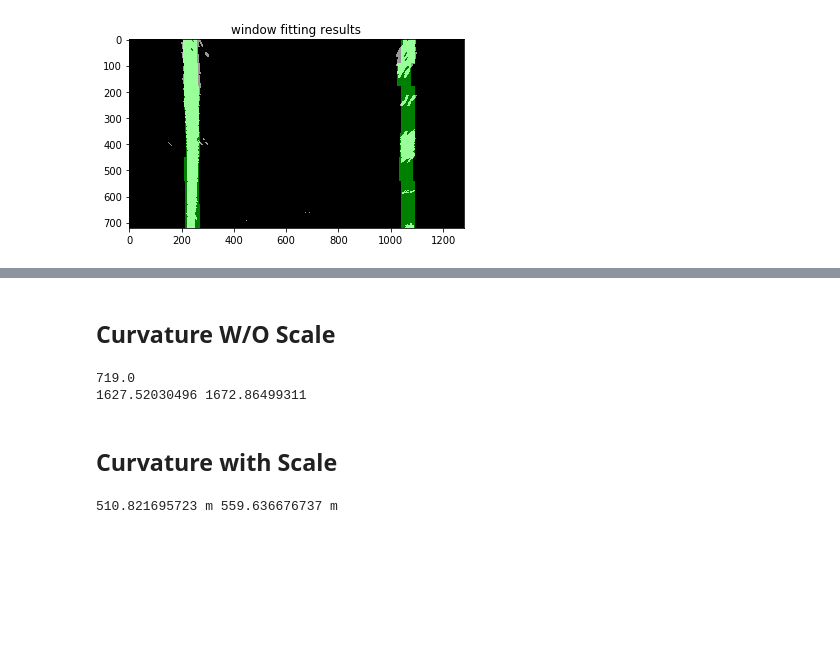
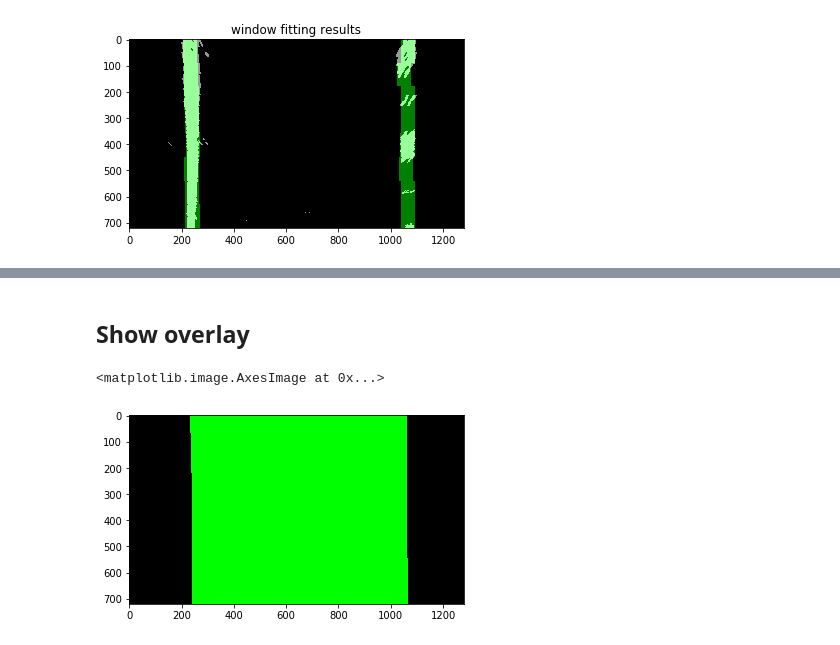
Before and after one commit to YuxiBupt/CarND-Advanced-Lane-Lines, a Jupyter notebook: Avanced-Lane-Finding.ipynb, the cells around one changed output, grey strips where cells are left out. Cells and saved outputs as stored; diff of their text form; code cells hidden in the pictures; blank space fills up the shorter version.

Commit message:
added overlay of test images

```diff
--- a/Avanced-Lane-Finding.ipynb
+++ b/Avanced-Lane-Finding.ipynb
@@ -682,30 +631,30 @@ plt.gca().invert_yaxis() # to visualize as we do the images
-# %% [markdown]
-## Curvature W/O Scale
-# %%
-# Define y-value where we want radius of curvature
-# I'll choose the maximum y-value, corresponding to the bottom of the image
-y_eval = np.max(ploty)
-print(y_eval)
-left_curverad = ((1 + (2*left_fit[0]*y_eval + left_fit[1])**2)**1.5) / np.absolute(2*left_fit[0])
-right_curverad = ((1 + (2*right_fit[0]*y_eval + right_fit[1])**2)**1.5) / np.absolute(2*right_fit[0])
-print(left_curverad, right_curverad)
-# %% [output]
-719.0
-1627.52030496 1672.86499311
-# %% [markdown]
-## Curvature with Scale
-# %%
-# Define conversions in x and y from pixels space to meters
-ym_per_pix = 30/720 # meters per pixel in y dimension
-xm_per_pix = 3.7/700 # meters per pixel in x dimension
-
-# Fit new polynomials to x,y in world space
-left_fit_cr = np.polyfit(ploty*ym_per_pix, leftx*xm_per_pix, 2)
-right_fit_cr = np.polyfit(ploty*ym_per_pix, rightx*xm_per_pix, 2)
-# Calculate the new radii of curvature
-left_curverad = ((1 + (2*left_fit_cr[0]*y_eval*ym_per_pix + left_fit_cr[1])**2)**1.5) / np.absolute(2*left_fit_cr[0])
-right_curverad = ((1 + (2*right_fit_cr[0]*y_eval*ym_per_pix + right_fit_cr[1])**2)**1.5) / np.absolute(2*right_fit_cr[0])
-# Now our radius of curvature is in meters
-print(left_curverad, 'm', right_curverad, 'm')
-# %% [output]
-510.821695723 m 559.636676737 m
+# %% [markdown]
+## Show overlay
+# %%
+def get_filled_overlay(image):
+    left_x, right_x, left_fit_x, right_fit_x = get_curvature(image)
+    mark_size = 3
+    # Create an image to draw the lines on
+    warp_zero = np.zeros_like(image).astype(np.uint8)
+    color_warp = np.dstack((warp_zero, warp_zero, warp_zero))
+
+    # Recast the x and y points into usable format for cv2.fillPoly()
+    pts_left = np.array([np.transpose(np.vstack([left_fit_x, yvals]))])
+    pts_right = np.array([np.flipud(np.transpose(np.vstack([right_fit_x, yvals])))])
+    pts = np.hstack((pts_left, pts_right))
+
+    # Draw the lane onto the warped blank image
+    return cv2.fillPoly(color_warp, np.int_([pts]), (0,255, 0))
+
+filled_overlay_images = []
+
+for i, image in enumerate(warped_images):
+    overlay = get_filled_overlay(image)
+    plt.imsave('poly/poly-{}.jpg'.format(i), overlay)
+    filled_overlay_images.append(overlay)
+
+filled_overlay_image = filled_overlay_images[road_image_num]
+plt.imshow(filled_overlay_image)
+# %% [output]
+<matplotlib.image.AxesImage at 0x...>
+[figure, added]
```
Also changed, not shown: parts of 6 cells of this notebook.
